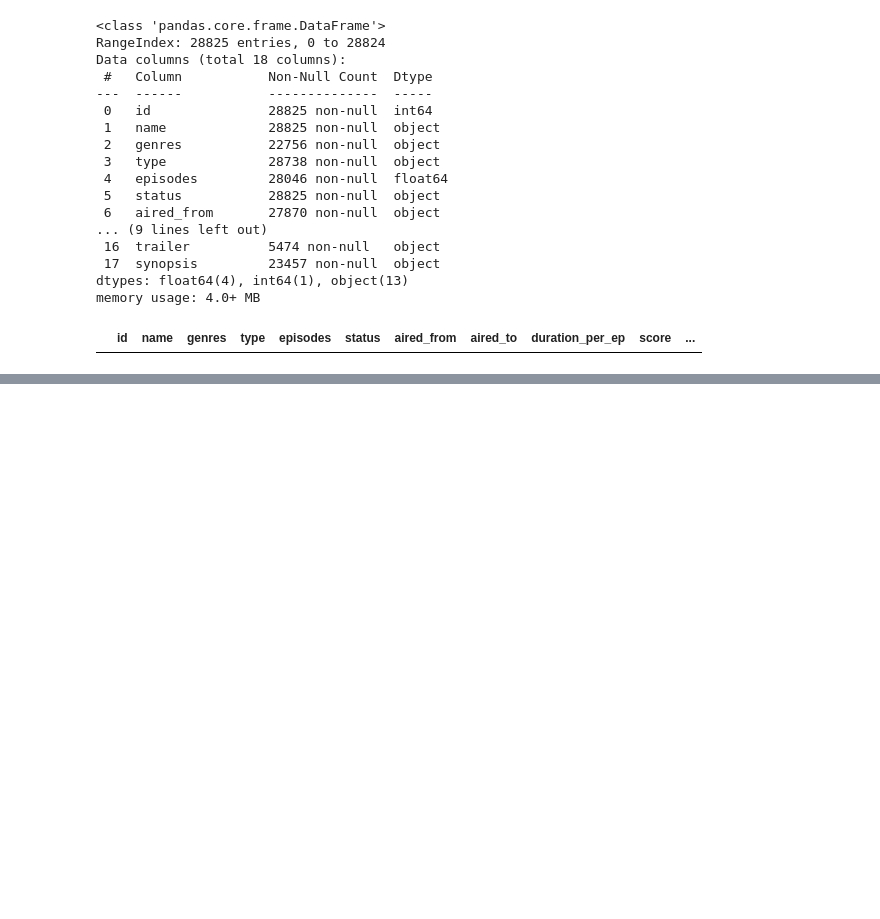
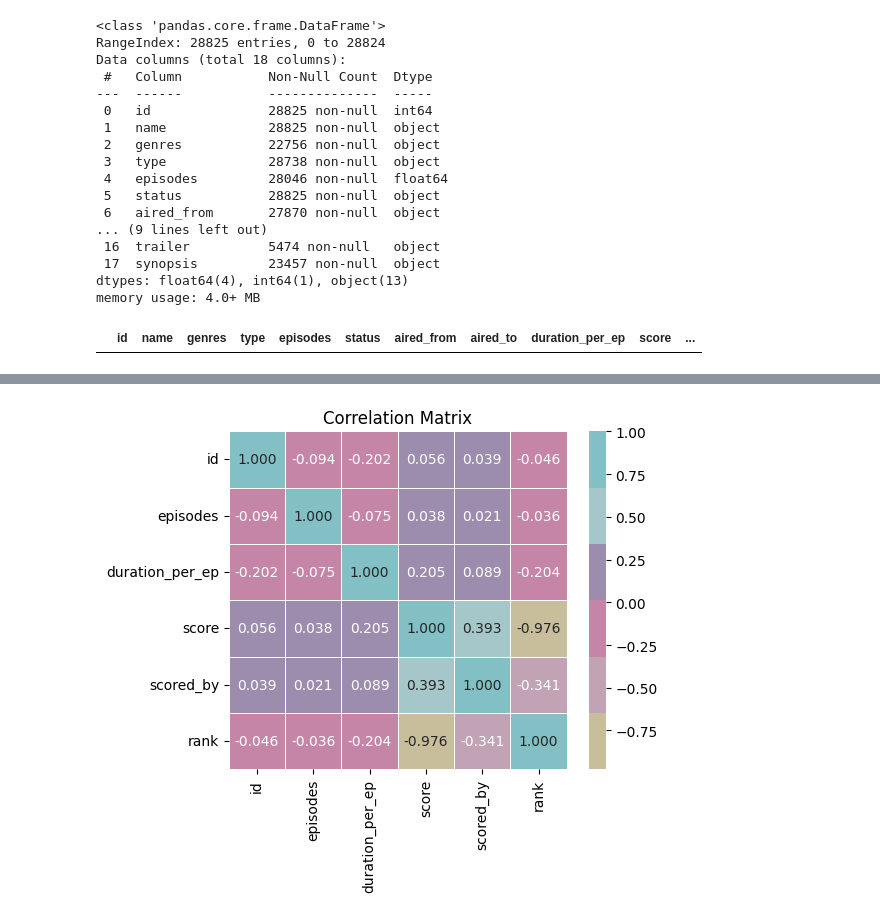
Before and after one commit to Mikayla-ds2/constellation-anime, a Jupyter notebook: data.ipynb, the cells around one changed output, grey strips where cells are left out. Saved outputs shown, nothing was run; the diff lists cells and outputs as text; code cells hidden in the pictures; blank space fills up the shorter version.

```diff
--- a/data.ipynb
+++ b/data.ipynb
@@ -93,3 +133,17 @@ data = data.drop_duplicates()
 data = data.dropna()
 # %%
 data.to_csv('popularAnime.csv')
+# %%
+palette = ['#c9be9c', '#c2a2b5', '#c585a6', '#9c8dae', '#a6c7c9', '#82c0c6']
+customCmap = ListedColormap(palette)
+# %%
+# correlation matrix
+correlationMatrix = data.select_dtypes(include=['number', 'bool']).corr()
+plt.figure(figsize=(6, 5))
+sns.heatmap(correlationMatrix, annot=True, cmap=customCmap,
+            fmt='.3f', square=True, linewidths=0.5)
+plt.title('Correlation Matrix')
+plt.tight_layout()
+plt.show()
+# %% [output]
+[figure, added]
```
Also changed, not shown: parts of 6 cells of this notebook, 1 other file.
